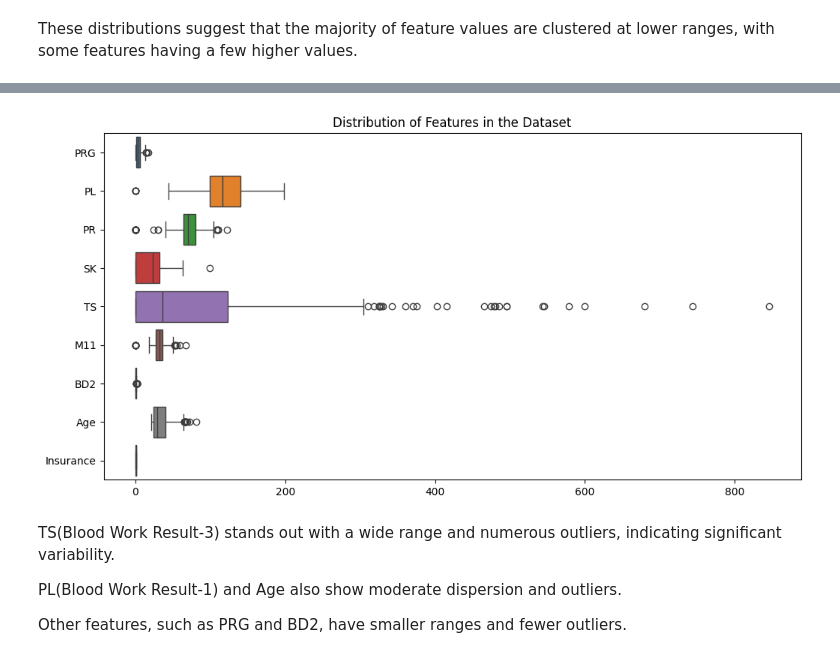
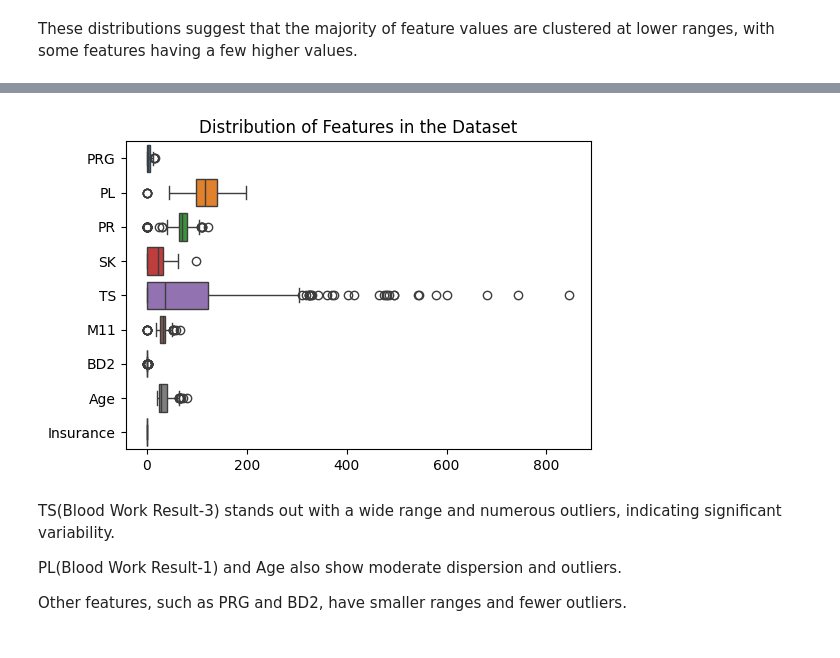
Before and after one commit to heldana30/Building_ML_APIs_With_FastAPI, a Jupyter notebook: Notebook/api.ipynb, the cells around one changed output, grey strips where cells are left out. Saved outputs shown, nothing was run; the diff lists cells and outputs as text; code cells hidden in the pictures.

```diff
--- a/Notebook/api.ipynb
+++ b/Notebook/api.ipynb
@@ -237,10 +238,10 @@ plt.show()
 # %%
-plt.figure(figsize=(12,6))
+plt.figure(figsize=(6,4))
 plt.title('Distribution of Features in the Dataset')
 sns.boxplot(data=train_df.drop(['ID', 'Sepsis'], axis=1), orient='h')
 plt.show()
 # %% [output]
-[figure, old version]
+[figure, new version]
 # %% [markdown]
 TS(Blood Work Result-3) stands out with a wide range and numerous outliers, indicating significant variability.
 
```
Also changed, not shown: parts of 12 cells of this notebook.
